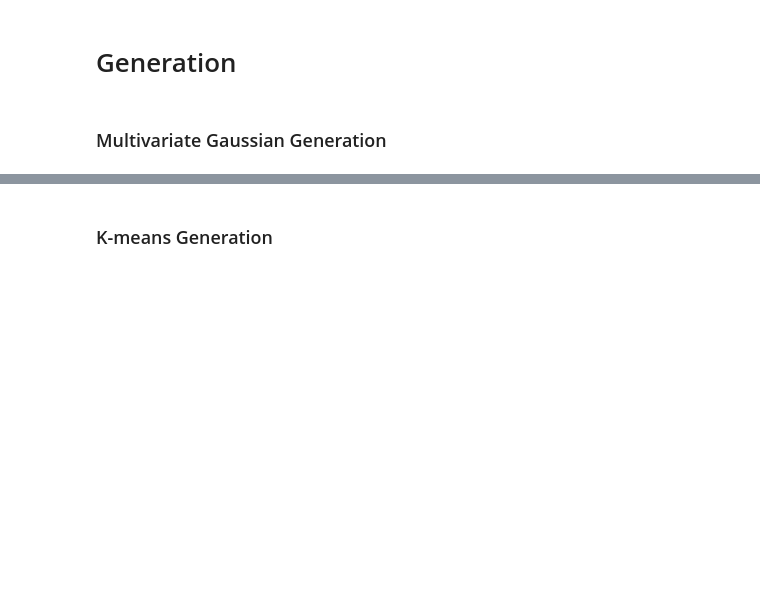
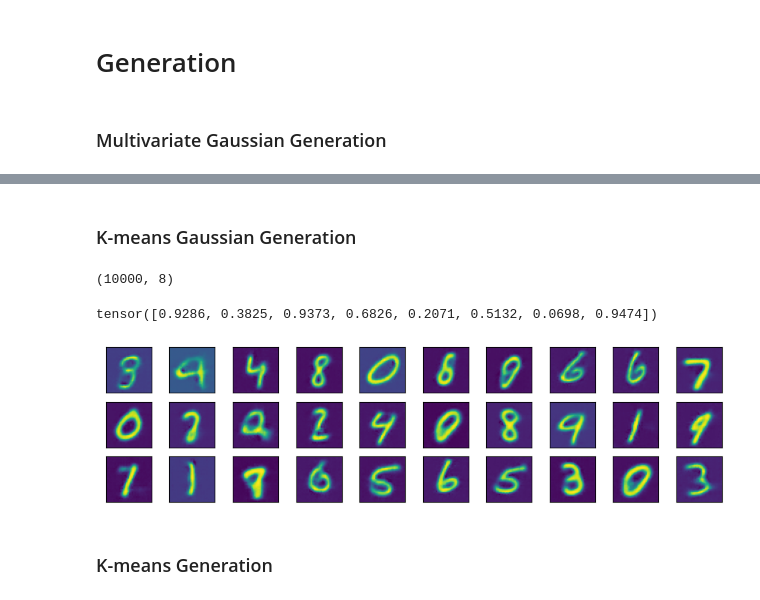
Before and after one commit to kotlyar-shapirov/Low_Rank_Autoencoder, a Jupyter notebook: Blocked Autoencoder with Tensor reconstruction MNIST.ipynb, the cells around one changed output, grey strips where cells are left out. Drawn from its saved outputs; the diff is of its cells as text; code cells hidden in the pictures; blank space fills up the shorter version.

```diff
--- a/Blocked Autoencoder with Tensor reconstruction MNIST.ipynb
+++ b/Blocked Autoencoder with Tensor reconstruction MNIST.ipynb
@@ -656,0 +658,2 @@ plt.show()
+# %% [markdown]
+### K-means Gaussian Generation
@@ -657,3 +666,61 @@ plt.show()
+# %%
+enc_points_train = encoded_out_dim_train.cpu().detach().numpy()
+enc_points_train.shape
+# %% [output]
+(10000, 8)
+# %%
+from sklearn.cluster import KMeans
+N_CLUSTERS = 10
+
+kmeans = KMeans(n_clusters=N_CLUSTERS, n_init=100)
+kmeans.fit(enc_points_train)
+
+# filling list of gaussian means and stds
+mean_std_list = []
+for clstr_idx in np.unique(kmeans.labels_):
+    mean = kmeans.cluster_centers_[clstr_idx]
+    std = np.std(enc_points_train[kmeans.labels_== clstr_idx], axis=0)
+    mean_std_list.append([torch.from_numpy(mean), torch.from_numpy(std)])
+# %%
+generate_from_gaussians(mean_std_list, N_CLUSTERS)
+# %% [output]
+tensor([0.9286, 0.3825, 0.9373, 0.6826, 0.2071, 0.5132, 0.0698, 0.9474])
+# %%
+# plot
+EMB_SIZE = 8
+
+mean_vec = torch.mean(encoded_out_dim_train, dim=0)
+std_vec = torch.std(encoded_out_dim_train, dim=0)
+
+fig, axs = plt.subplots(3,10, figsize=(12,3))
+for i in range(0,10):
+    with torch.no_grad():
+        model.eval()
+
+        for j in range(3):
+            rand = generate_from_gaussians(mean_std_list, N_CLUSTERS)
+            x_down = model.down(x_batch)
+            B, C, H, W = (1,128,4,4)
+            decoded_inter_dim =         model.low_rank.intermediate_decoder(rand.to(device))
+            decoded_1d =                model.low_rank.decoder(decoded_inter_dim)
+            decoded_2d_small = decoded_1d.view(B, C, H, W)
+            decoded_2d = model.up(decoded_2d_small)
+
+            axs[j,i].imshow(decoded_2d.cpu().detach().numpy()[0,0])
+
+
+    axs[0,i].set_xticks([])
+    axs[0,i].set_yticks([])
+    axs[1,i].set_xticks([])
+    axs[1,i].set_yticks([])
+    axs[2,i].set_xticks([])
+    axs[2,i].set_yticks([])
+#     axs[i].set_title(f'{i}')
+
+plt.savefig('MNIST_Multtiple_Gaussian_Generation.png')
+plt.show()
+# %% [output]
+[figure, added]
 # %% [markdown]
 ### K-means Generation
 # %%
```
Also changed, not shown: parts of 25 cells of this notebook, 8 other files.
